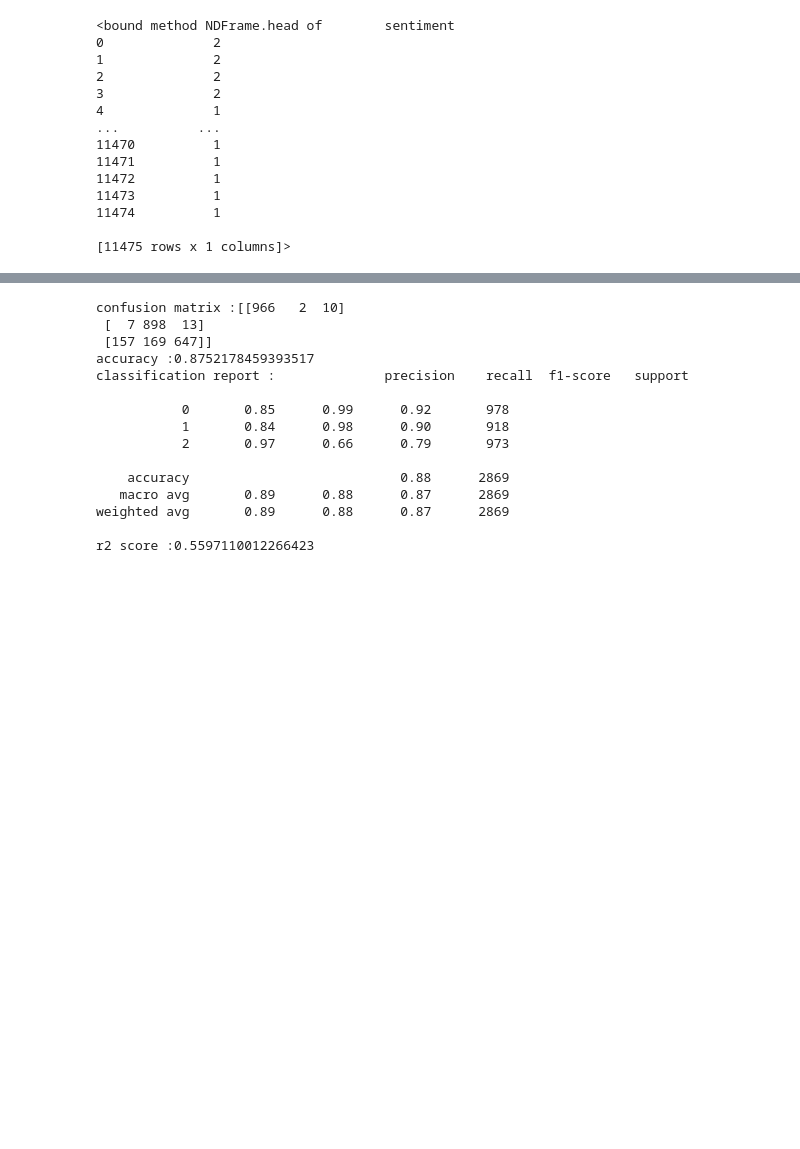
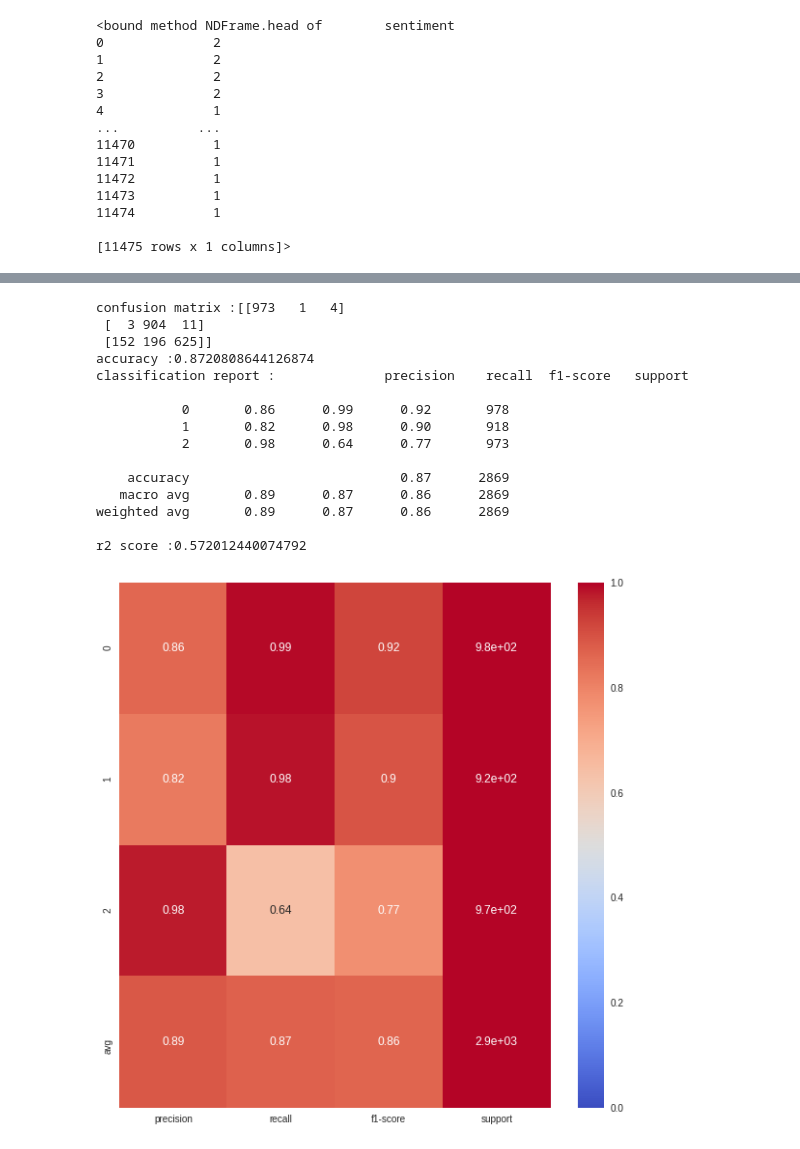
Before and after one commit to achalvats/Medical-Drugs--NLP, a Jupyter notebook: Sentiment_Analysis_NLP_with_dataset_balancing.ipynb, the cells around one changed output, grey strips where cells are left out. Saved outputs shown, nothing was run; the diff lists cells and outputs as text; code cells hidden in the pictures; blank space fills up the shorter version.

```diff
--- a/Sentiment_Analysis_NLP_with_dataset_balancing.ipynb
+++ b/Sentiment_Analysis_NLP_with_dataset_balancing.ipynb
@@ -725,30 +714,32 @@ array([[1.78952883e-03, 9.87016402e-01, 1.11940692e-02],
 # %%
 from sklearn import tree
 
 clfdt = tree.DecisionTreeClassifier()
 clfdt.fit(X_train_bal, y_train_bal)
 predictions = clfdt.predict(X_test_bal)
 
 print("confusion matrix :"+str(CN(y_test_bal, predictions)))
 print("accuracy :"+str(acc(y_test_bal, predictions)))
 print("classification report :"+str(CR(y_test_bal, predictions)))
 print("r2 score :"+str(r2(y_test_bal, predictions)))
+plot_classification_report(y_test_bal, predictions)
 # %% [output]
-confusion matrix :[[966   2  10]
- [  7 898  13]
- [157 169 647]]
-accuracy :0.8752178459393517
+confusion matrix :[[973   1   4]
+ [  3 904  11]
+ [152 196 625]]
+accuracy :0.8720808644126874
 classification report :              precision    recall  f1-score   support
 
-           0       0.85      0.99      0.92       978
-           1       0.84      0.98      0.90       918
-           2       0.97      0.66      0.79       973
+           0       0.86      0.99      0.92       978
+           1       0.82      0.98      0.90       918
+           2       0.98      0.64      0.77       973
 
-    accuracy                           0.88      2869
-   macro avg       0.89      0.88      0.87      2869
-weighted avg       0.89      0.88      0.87      2869
+    accuracy                           0.87      2869
+   macro avg       0.89      0.87      0.86      2869
+weighted avg       0.89      0.87      0.86      2869
 
-r2 score :0.5597110012266423
+r2 score :0.572012440074792
+[figure, added]
 # %%
 predictionsDT = clfdt.predict_proba(X_test_bal)
 
```
Also changed, not shown: parts of 28 cells of this notebook.
